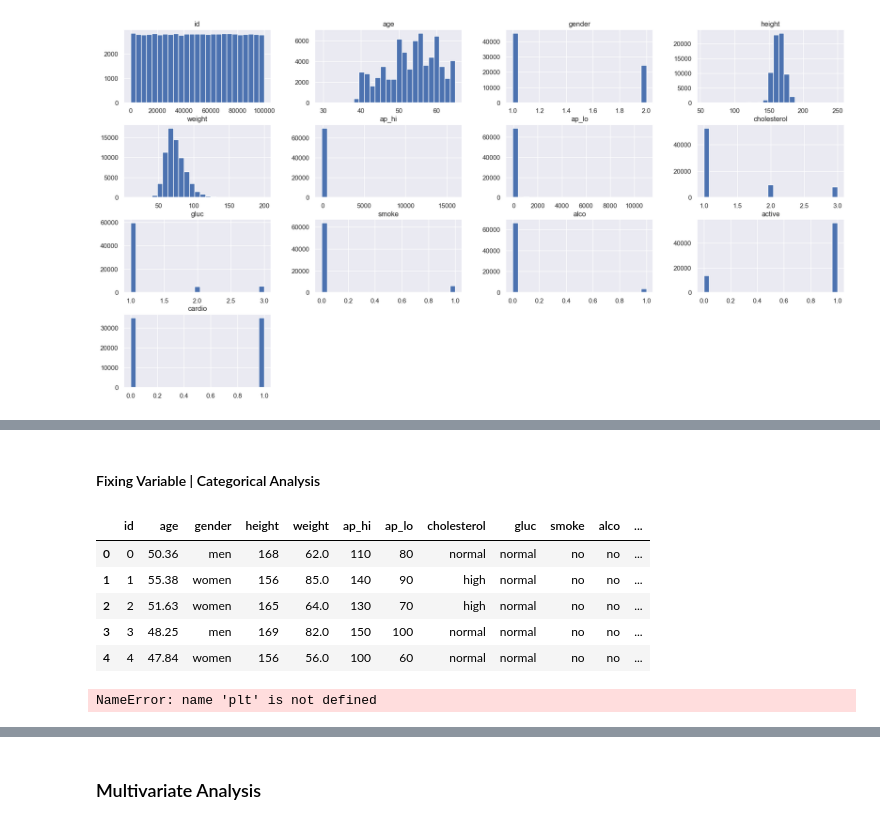
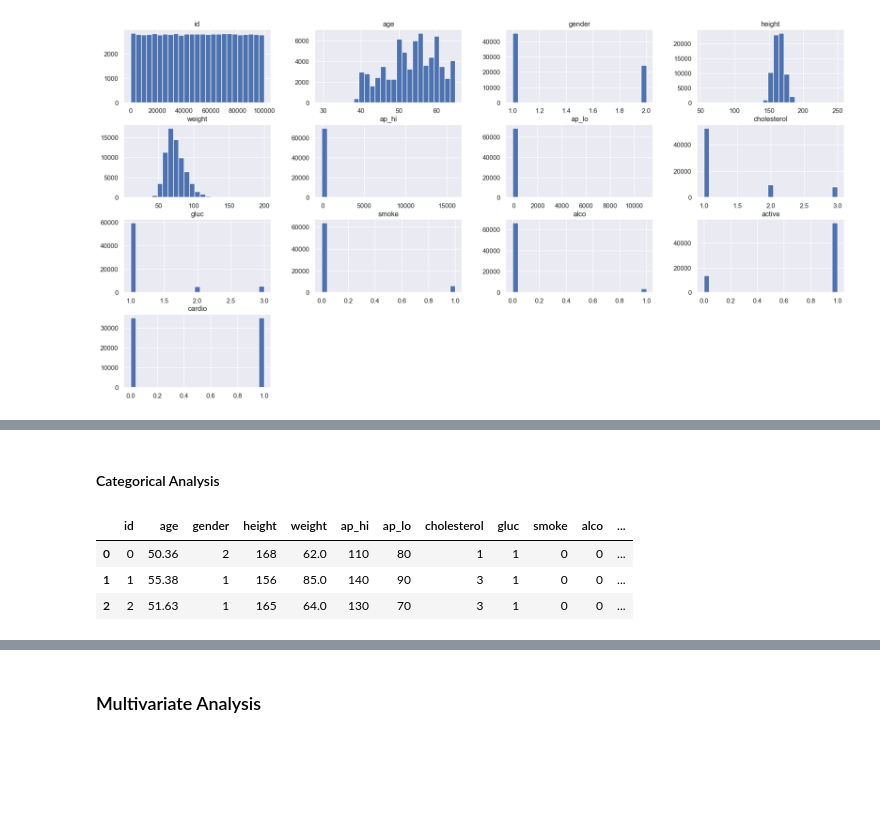
Before and after one commit to TalithaStella/CardioDisease, a Jupyter notebook: PA001-CCD.ipynb, the cells around one changed output, grey strips where cells are left out. Cells and saved outputs as stored; diff of their text form; code cells hidden in the pictures; blank space fills up the shorter version.

```diff
--- a/PA001-CCD.ipynb
+++ b/PA001-CCD.ipynb
@@ -204,49 +241,26 @@ num_attributes.hist( bins=25, figsize=(22,11) );
 # %% [markdown]
-#### Fixing Variable | Categorical Analysis
+#### Categorical Analysis
 # %%
-# 'Categorias'
-# gender: 1, 2 | 1 - women, 2 - men
-# cholesterol: 1, 2, 3 | 1: normal, 2: above normal, 3: well above normal
-# gluc: 1, 2, 3 | 1: normal, 2: above normal, 3: well above normal
-# smoke: 1, 0
-# alco: 1, 0
-# active: 1, 0
+# # 'Categorias'
+# # gender: 1, 2 | 1 - women, 2 - men
+# # cholesterol: 1, 2, 3 | 1: normal, 2: above normal, 3: well above normal
+# # gluc: 1, 2, 3 | 1: normal, 2: above normal, 3: well above normal
+# # smoke: 1, 0
+# # alco: 1, 0
+# # active: 1, 0
 
 
-df2['gender'] = df2['gender'].apply(lambda x: 'women' if x == 1 else 'men')
-df2['smoke'] = df2['smoke'].apply(lambda x: 'yes' if x == 1 else 'no')
-df2['alco'] = df2['smoke'].apply(lambda x: 'yes' if x == 1 else 'no')
-df2['active'] = df2['active'].apply(lambda x: 'yes' if x == 1 else 'no')
-df2['cardio'] = df2['cardio'].apply(lambda x: 'yes' if x == 1 else 'no')
+# df2['gender'] = df2['gender'].apply(lambda x: 'women' if x == 1 else 'men')
+# df2['smoke'] = df2['smoke'].apply(lambda x: 'yes' if x == 1 else 'no')
+# df2['alco'] = df2['smoke'].apply(lambda x: 'yes' if x == 1 else 'no')
+# df2['active'] = df2['active'].apply(lambda x: 'yes' if x == 1 else 'no')
+# # df2['cardio'] = df2['cardio'].apply(lambda x: 'yes' if x == 1 else 'no')
+# df2['cholesterol'] = df2['cholesterol'].map({1: 'normal', 2: 'above', 3: 'high'})
+# df2['gluc'] = df2['gluc'].map({1: 'normal', 2: 'above', 3: 'high'})
-# %%
-df2['cholesterol'] = df2['cholesterol'].map({1: 'normal', 2: 'above', 3: 'high'})
-df2['gluc'] = df2['gluc'].map({1: 'normal', 2: 'above', 3: 'high'})
 # %%
-df2.head(5)
+df2.head(3)
 # %% [output]
 |  | id | age | gender | height | weight | ap_hi | ap_lo | cholesterol | gluc | smoke | alco | ... |
-| 0 | 0 | 50.36 | men | 168 | 62.0 | 110 | 80 | normal | normal | no | no | ... |
-| 1 | 1 | 55.38 | women | 156 | 85.0 | 140 | 90 | high | normal | no | no | ... |
-| 2 | 2 | 51.63 | women | 165 | 64.0 | 130 | 70 | high | normal | no | no | ... |
-| 3 | 3 | 48.25 | men | 169 | 82.0 | 150 | 100 | normal | normal | no | no | ... |
-| 4 | 4 | 47.84 | women | 156 | 56.0 | 100 | 60 | normal | normal | no | no | ... |
+| 0 | 0 | 50.36 | 2 | 168 | 62.0 | 110 | 80 | 1 | 1 | 0 | 0 | ... |
+| 1 | 1 | 55.38 | 1 | 156 | 85.0 | 140 | 90 | 3 | 1 | 0 | 0 | ... |
+| 2 | 2 | 51.63 | 1 | 165 | 64.0 | 130 | 70 | 3 | 1 | 0 | 0 | ... |
-# %%
-plt.subplot(1, 6, 1)
-sns.boxplot(x='cholesterol', y='age', data=df2);
-
-plt.subplot(1, 6, 2)
-sns.boxplot(x='gluc', y='age', data=df2);
-
-plt.subplot(1, 6, 3)
-sns.boxplot(x='smoke', y='age', data=df2);
-
-plt.subplot(1, 6, 4)
-sns.boxplot(x='alco', y='age', data=df2);
-
-plt.subplot(1, 6, 5)
-sns.boxplot(x='active', y='age', data=df2);
-
-plt.subplot(1, 6, 6)
-sns.boxplot(x='cardio', y='age', data=df2);
-# %% [output]
-NameError: name 'plt' is not defined
```
Also changed, not shown: parts of 44 cells of this notebook.
